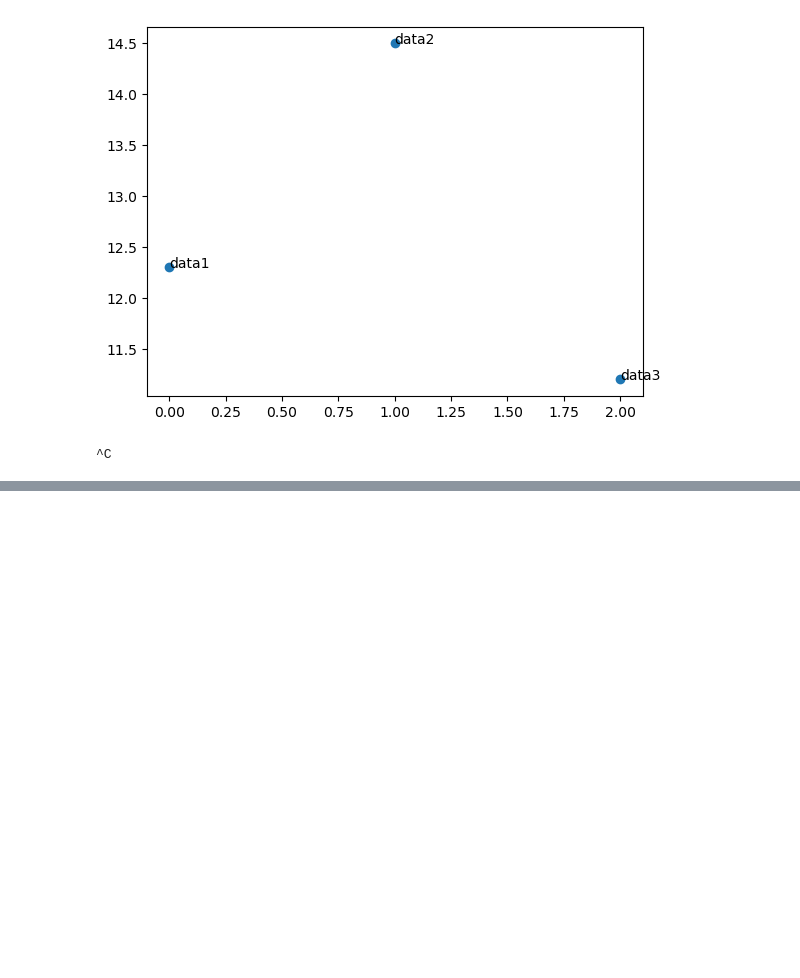
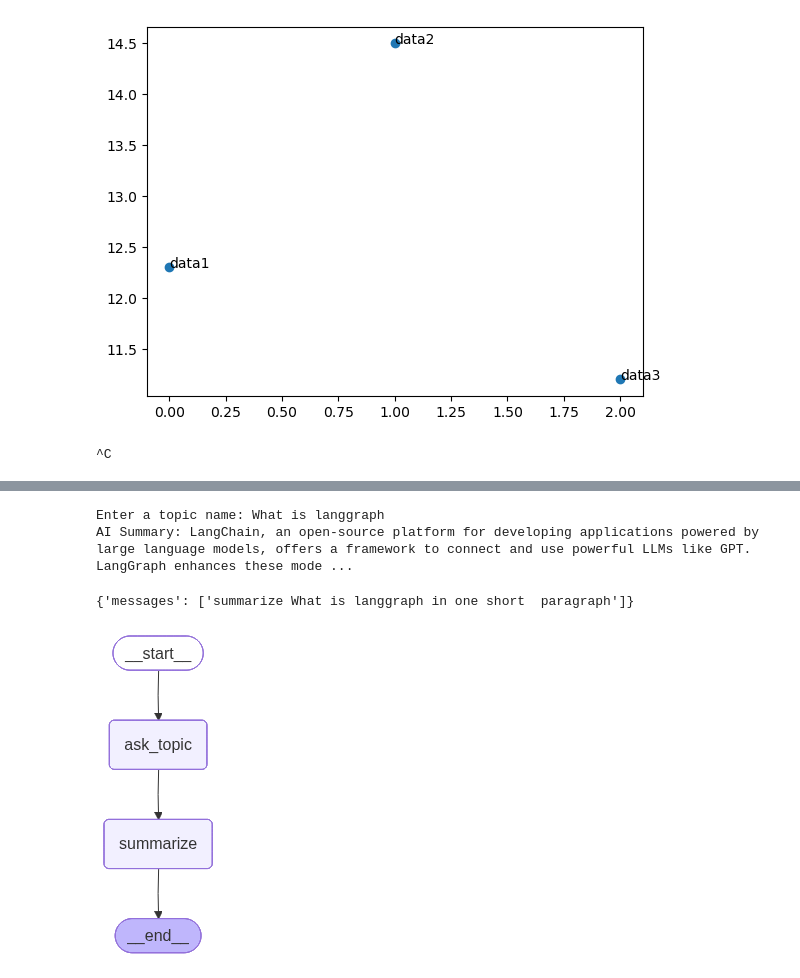
Before and after one commit to Palanikarthikeyan/OU_GenAI_LLM_Nov-, a Jupyter notebook: DAY5/GenAI-LLM-DAY5.ipynb, the cells around one changed output, grey strips where cells are left out. Saved outputs shown, nothing was run; the diff lists cells and outputs as text; code cells hidden in the pictures; blank space fills up the shorter version.

```diff
--- a/DAY5/GenAI-LLM-DAY5.ipynb
+++ b/DAY5/GenAI-LLM-DAY5.ipynb
@@ -270,0 +343,44 @@ https://www.sec.gov/data-research/sec-markets-data/financial-statement-data-sets
+# %%
+# defined state schema
+class state(dict):
+    messages: list
+
+llm = Ollama(model="gemma2:2b")
+
+# define two nodes
+def ask_topic(state: state):
+    '''Ask the user for topic'''
+    topic = input('Enter a topic name:')
+    state["messages"] = [f"summarize {topic} in one short  paragraph"]
+    return state
+
+def summarize(state: state):
+    prompt=state["messages"][0]
+    response = llm.invoke(prompt)
+    print("AI Summary:",response)
+    return state
+
+# Build LangGraph
+graph = StateGraph(state)
+graph.add_node("ask_topic",ask_topic)
+graph.add_node("summarize",summarize)
+
+# connect nodes
+graph.set_entry_point("ask_topic")
+graph.add_edge("ask_topic","summarize")
+graph.set_finish_point("summarize")
+# compile and rune
+app = graph.compile()
+app.invoke({})
+# %% [output]
+Enter a topic name: What is langgraph
+AI Summary: LangChain, an open-source platform for developing applications powered by large language models, offers a framework to connect and use powerful LLMs like GPT. LangGraph enhances these mode ...
+{'messages': ['summarize What is langgraph in one short  paragraph']}
+# %%
+from IPython.display import Image,display
+try:
+    display(Image(app.get_graph().draw_mermaid_png()))
+except Exception:
+    pass
+# %% [output]
+[figure, added]
```
Also changed, not shown: parts of 8 cells of this notebook.
